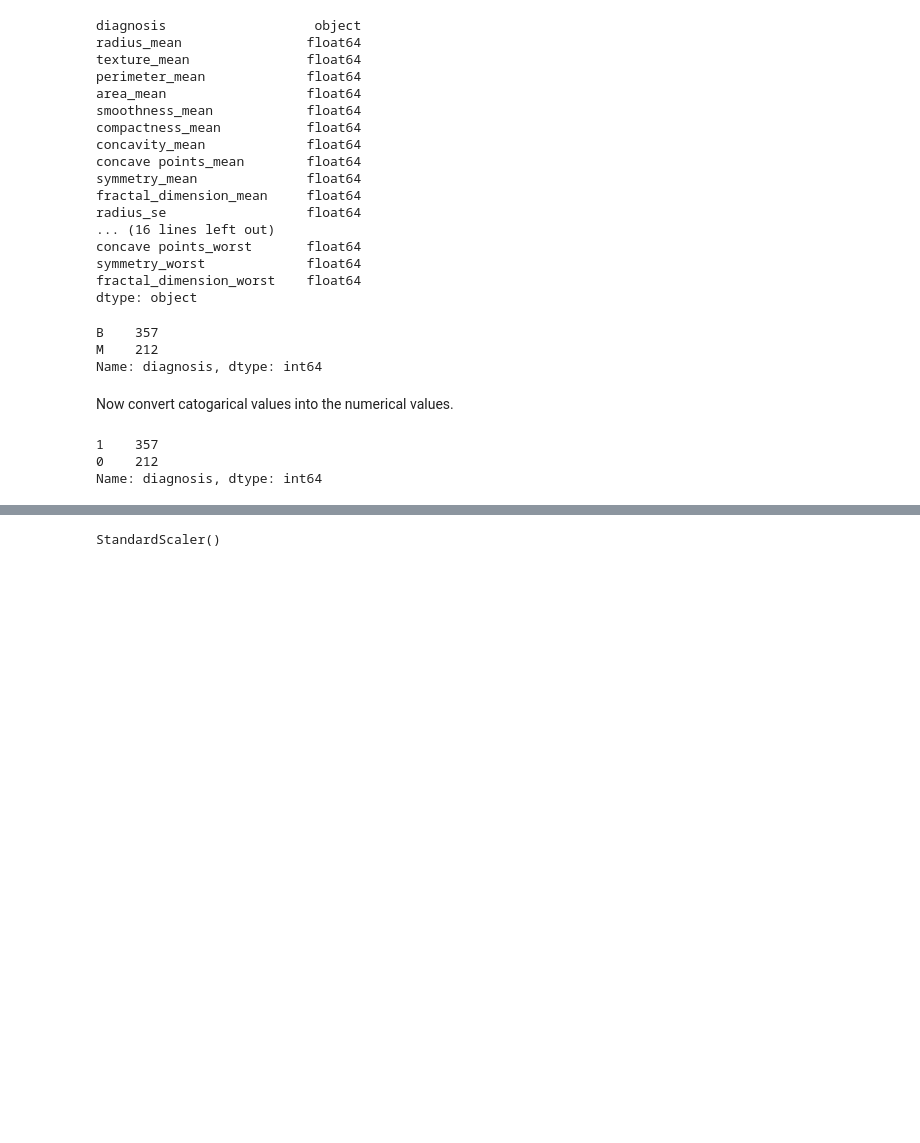
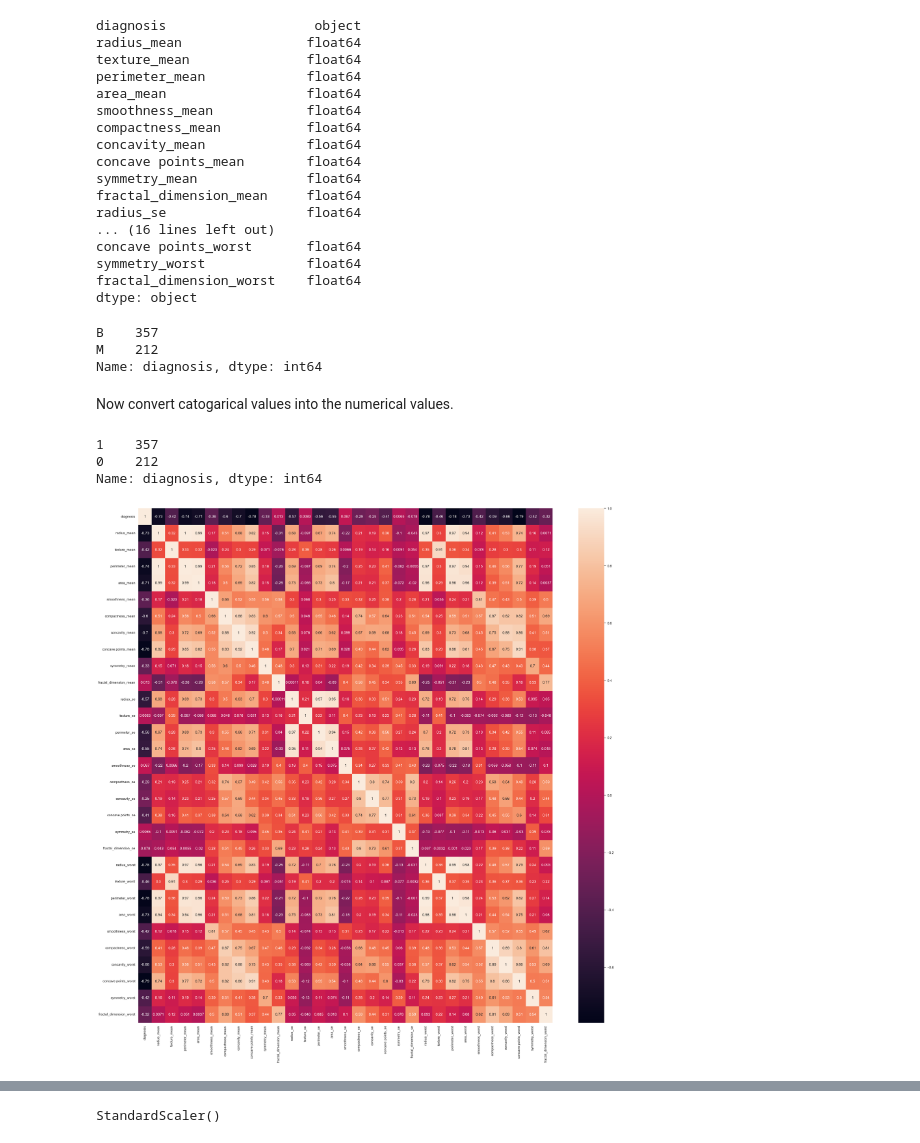
Before and after one commit to pinilDissanayaka/Breast-Cancer-Prediction-Using-Logistic-Regression, a Jupyter notebook: BreastCancerPredictionUsingLogistic_Regression.ipynb, the cells around one changed output, grey strips where cells are left out. Cells and saved outputs as stored; diff of their text form; code cells hidden in the pictures; blank space fills up the shorter version.

```diff
--- a/BreastCancerPredictionUsingLogistic_Regression.ipynb
+++ b/BreastCancerPredictionUsingLogistic_Regression.ipynb
@@ -213,6 +210,13 @@ df['diagnosis'].value_counts()
 1    357
 0    212
 Name: diagnosis, dtype: int64
+# %%
+sns.set()
+plt.figure(figsize = (30, 30))
+sns.heatmap(df.corr(), annot = True)
+plt.show()
+# %% [output]
+[figure, added]
 # %%
 x = df.drop(columns = 'diagnosis', axis = 1)
 y = df['diagnosis']
```
Also changed, not shown: parts of 9 cells of this notebook.
